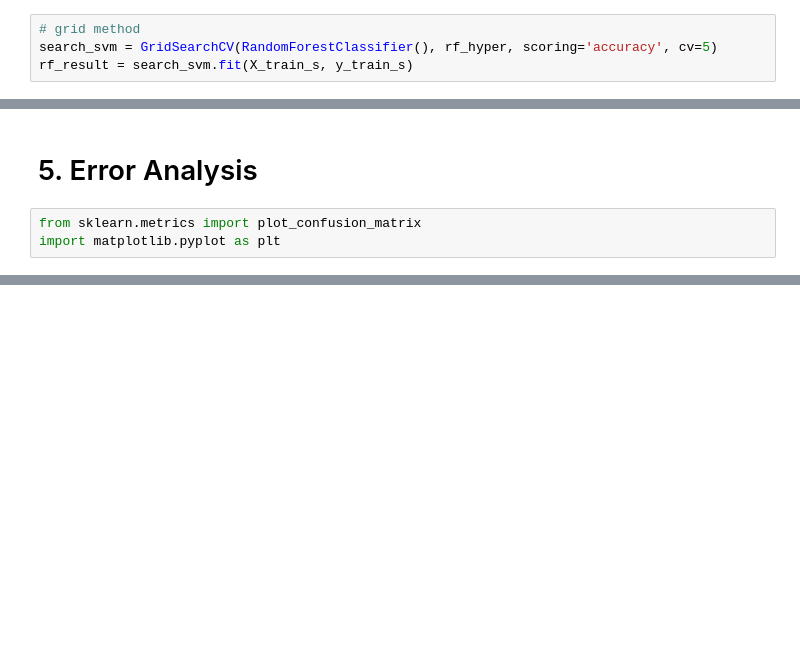
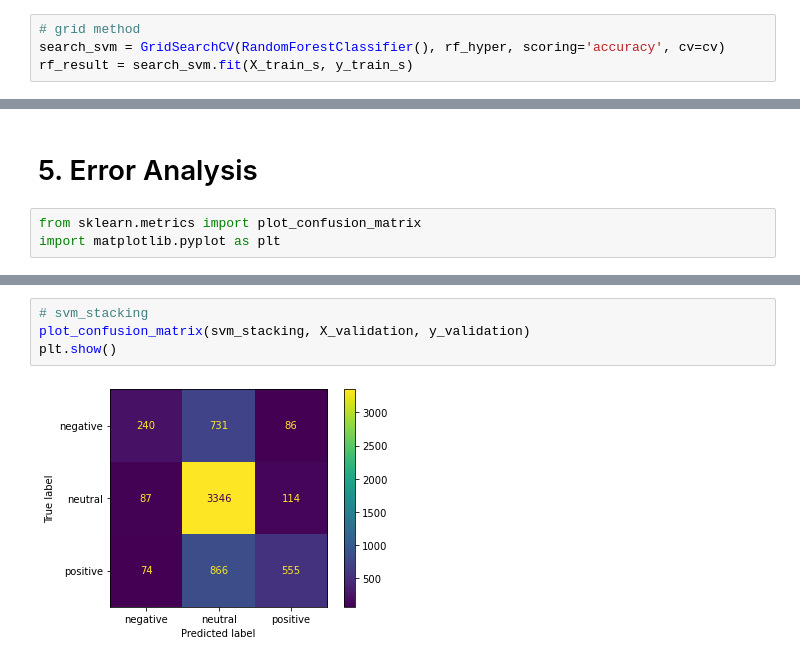
Before and after one commit to LOOP115/Tweets_Sentiment_Classification, a Jupyter notebook: main/bow_MI.ipynb, the cells around one changed output, grey strips where cells are left out. Cells and saved outputs as stored; diff of their text form; blank space fills up the shorter version.

```diff
--- a/main/Untitled.ipynb
+++ b/main/bow_MI.ipynb
@@ -264,7 +269,7 @@ search_svm = RandomizedSearchCV(RandomForestClassifier(), rf_hyper, scoring='acc
 rf_result = search_svm.fit(X_train_s, y_train_s)
 # %%
 # grid method
-search_svm = GridSearchCV(RandomForestClassifier(), rf_hyper, scoring='accuracy', cv=5)
+search_svm = GridSearchCV(RandomForestClassifier(), rf_hyper, scoring='accuracy', cv=cv)
 rf_result = search_svm.fit(X_train_s, y_train_s)
 # %%
 pd.DataFrame(rf_result.cv_results_)
@@ -585,0 +822,6 @@ plt.show()
+# %%
+# svm_stacking
+plot_confusion_matrix(svm_stacking, X_validation, y_validation)
+plt.show()
+# %% [output]
+[figure, added]
```
Also changed, not shown: parts of 32 cells of this notebook, 2 other files.
